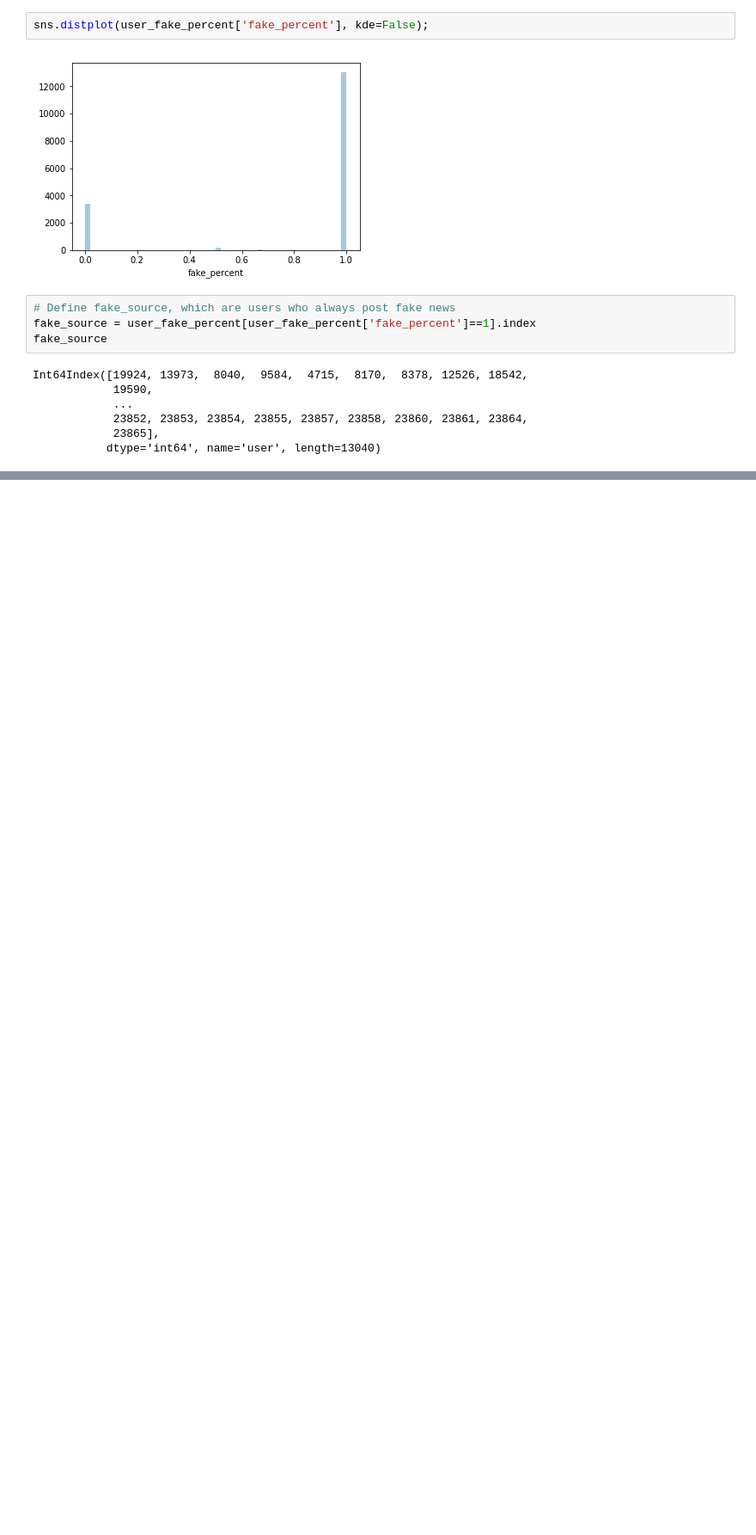
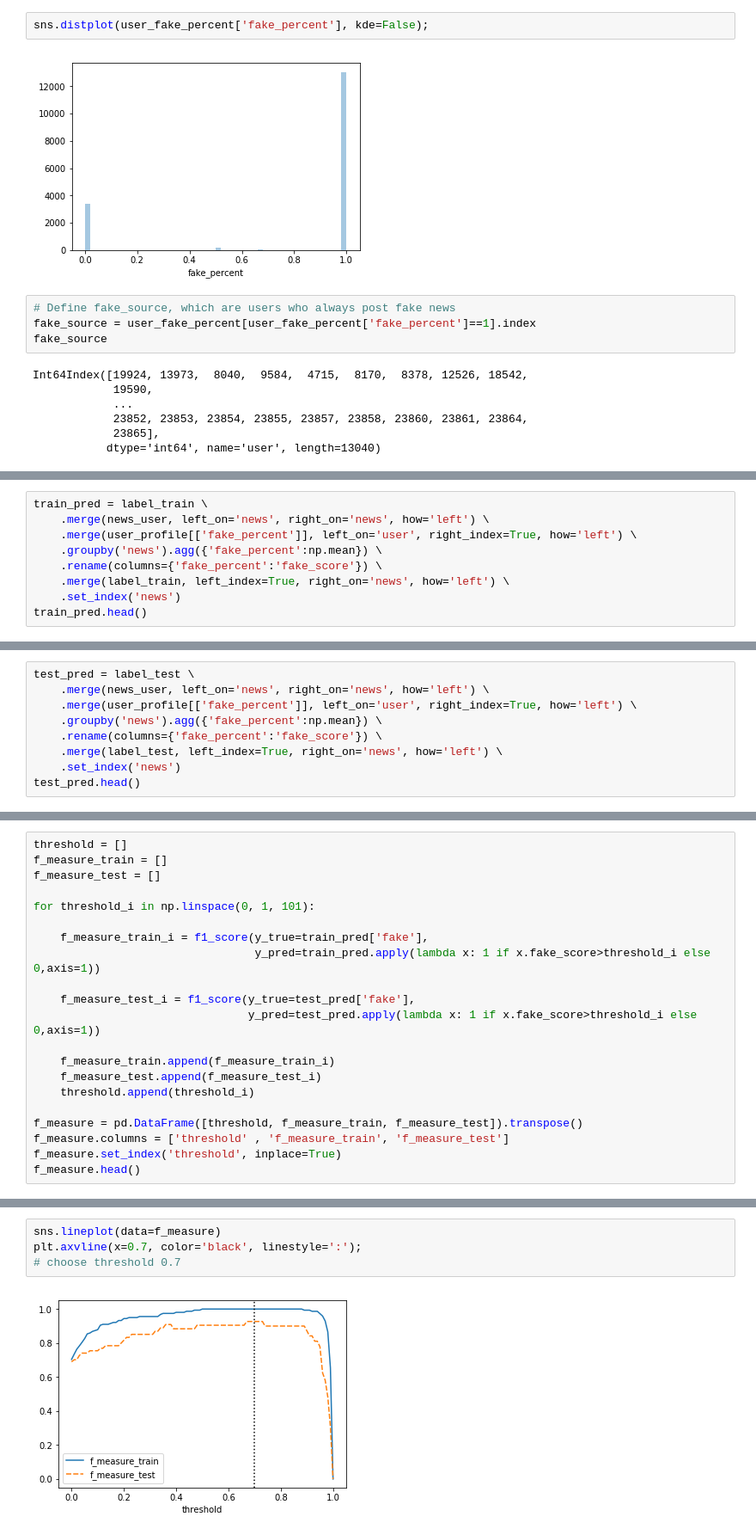
Before and after one commit to truongphanduykhanh/Fake-News-Detection, a Jupyter notebook: Hello, World!.ipynb, the cells around one changed output, grey strips where cells are left out. Shown: that part at 86% size. Drawn from its saved outputs; the diff is of its cells as text; blank space fills up the shorter version.

```diff
--- a/Hello, World!.ipynb
+++ b/Hello, World!.ipynb
@@ -243,0 +197,9 @@ len(test)
+# %%
+train_pred = label_train \
+    .merge(news_user, left_on='news', right_on='news', how='left') \
+    .merge(user_profile[['fake_percent']], left_on='user', right_index=True, how='left') \
+    .groupby('news').agg({'fake_percent':np.mean}) \
+    .rename(columns={'fake_percent':'fake_score'}) \
+    .merge(label_train, left_index=True, right_on='news', how='left') \
+    .set_index('news')
+train_pred.head()
@@ -243,0 +214,9 @@ len(test)
+# %%
+test_pred = label_test \
+    .merge(news_user, left_on='news', right_on='news', how='left') \
+    .merge(user_profile[['fake_percent']], left_on='user', right_index=True, how='left') \
+    .groupby('news').agg({'fake_percent':np.mean}) \
+    .rename(columns={'fake_percent':'fake_score'}) \
+    .merge(label_test, left_index=True, right_on='news', how='left') \
+    .set_index('news')
+test_pred.head()
@@ -243,0 +231,21 @@ len(test)
+# %%
+threshold = []
+f_measure_train = []
+f_measure_test = []
+
+for threshold_i in np.linspace(0, 1, 101):
+
+    f_measure_train_i = f1_score(y_true=train_pred['fake'],
+                                 y_pred=train_pred.apply(lambda x: 1 if x.fake_score>threshold_i else 0,axis=1))
+
+    f_measure_test_i = f1_score(y_true=test_pred['fake'],
+                                y_pred=test_pred.apply(lambda x: 1 if x.fake_score>threshold_i else 0,axis=1))
+
+    f_measure_train.append(f_measure_train_i)
+    f_measure_test.append(f_measure_test_i)
+    threshold.append(threshold_i)
+
+f_measure = pd.DataFrame([threshold, f_measure_train, f_measure_test]).transpose()
+f_measure.columns = ['threshold' , 'f_measure_train', 'f_measure_test']
+f_measure.set_index('threshold', inplace=True)
+f_measure.head()
@@ -243,0 +260,6 @@ len(test)
+# %%
+sns.lineplot(data=f_measure)
+plt.axvline(x=0.7, color='black', linestyle=':');
+# choose threshold 0.7
+# %% [output]
+[figure, added]
```
Also changed, not shown: parts of 35 cells of this notebook, 7 other files.
